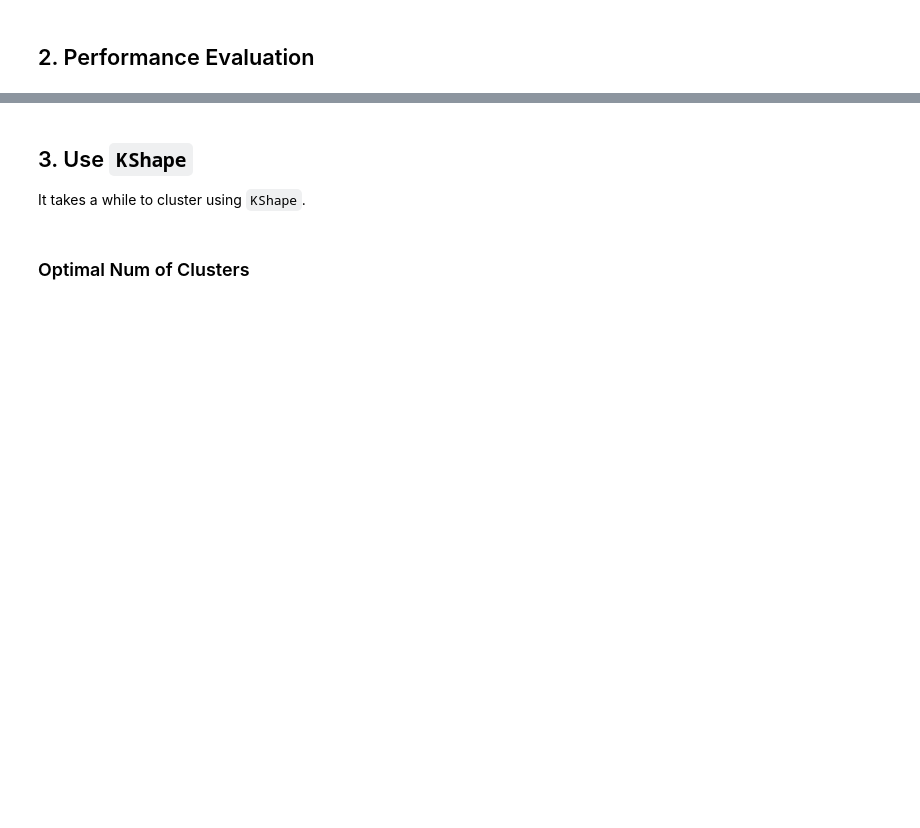
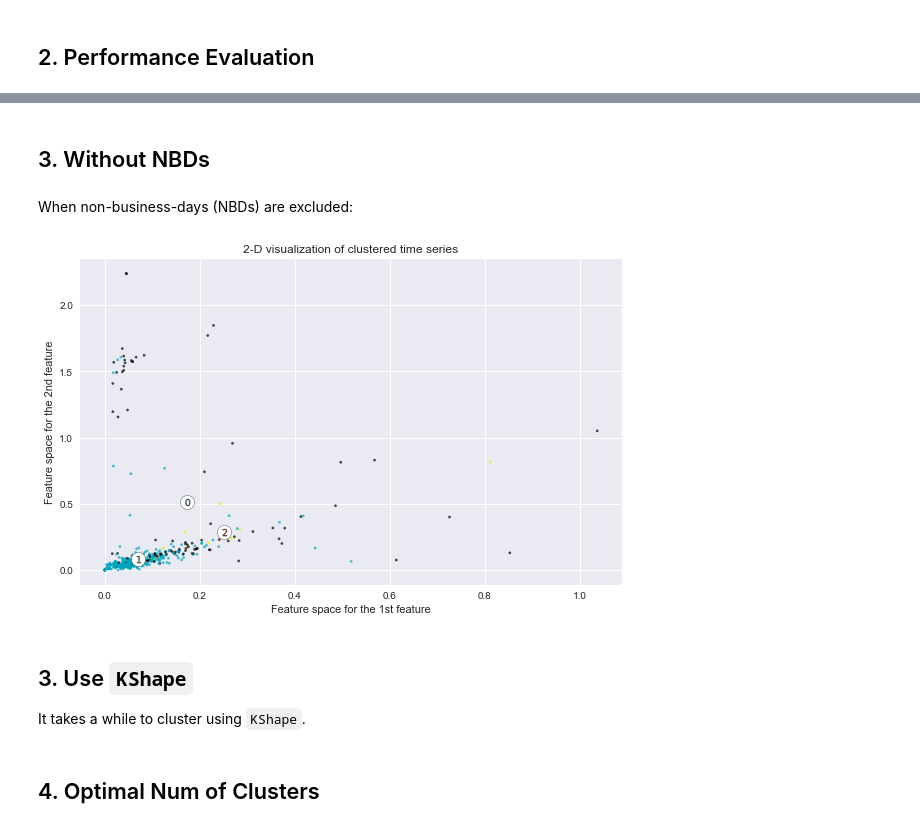
Before and after one commit to edxu96/elec_consumption, a Jupyter notebook: 00_cluster.ipynb, the cells around one changed output, grey strips where cells are left out. Cells and saved outputs as stored; diff of their text form; code cells hidden in the pictures; blank space fills up the shorter version.

```diff
--- a/00_cluster.ipynb
+++ b/00_cluster.ipynb
@@ -94,0 +102,4 @@ For n_clusters = 4 The average silhouette_score is : 0.27821213695582137
+# %% [markdown]
+## 3. Without NBDs
+# %% [markdown]
+When non-business-days (NBDs) are excluded:
@@ -95,3 +120,10 @@ For n_clusters = 4 The average silhouette_score is : 0.27821213695582137
+# %%
+mts['fillZeroNbdSk'] = to_sklearn_dataset(mts['fillZeroNbd'])
+performance.plot_silhouette_2d(
+    n_clusters, clustered, mts['fillZeroNbdSk'], centers=km.cluster_centers_
+)
+# %% [output]
+[figure, added]
 # %% [markdown]
 ## 3. Use `KShape`
 
@@ -102,7 +134,7 @@ It takes a while to cluster using `KShape`.
 # clustered_ks = ks.fit_predict(mts)
 # description['cluster_id_ks'] = clustered_ks
 # %% [markdown]
-### Optimal Num of Clusters
+## 4. Optimal Num of Clusters
 # %%
 #export
 def cal_inertia(n_clusters: int) -> float:
```
Also changed, not shown: parts of 16 cells of this notebook, 10 other files.
